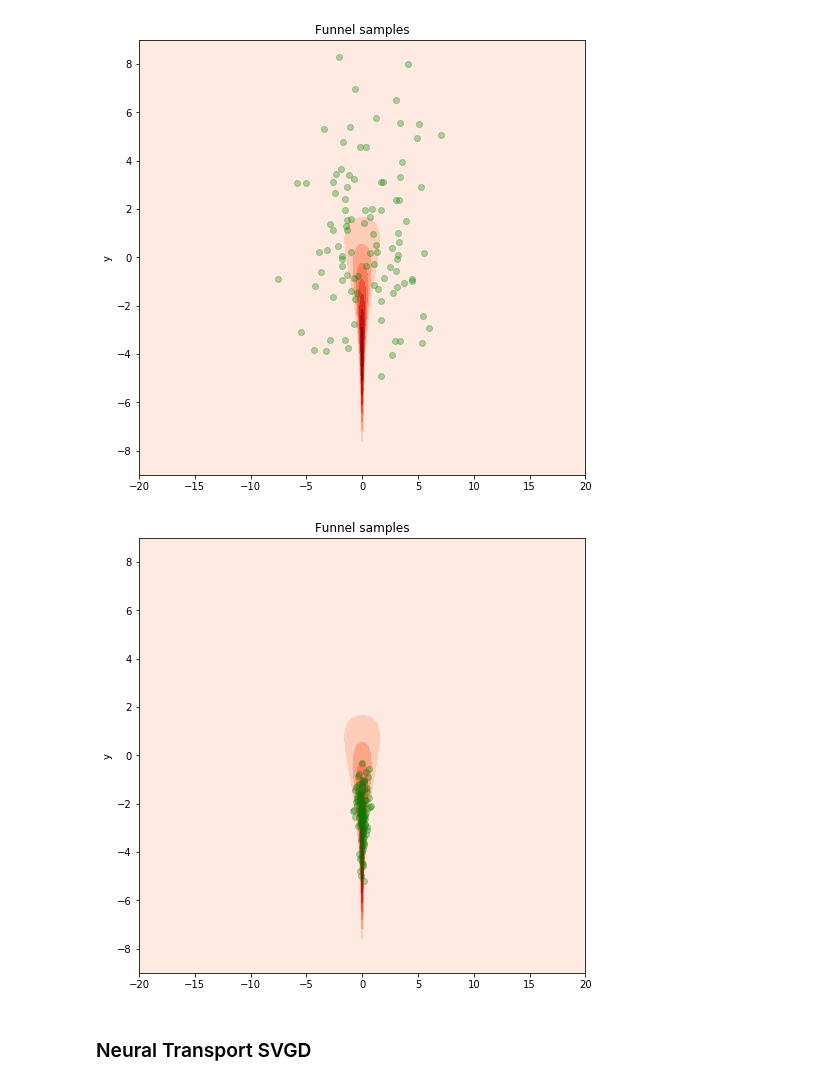
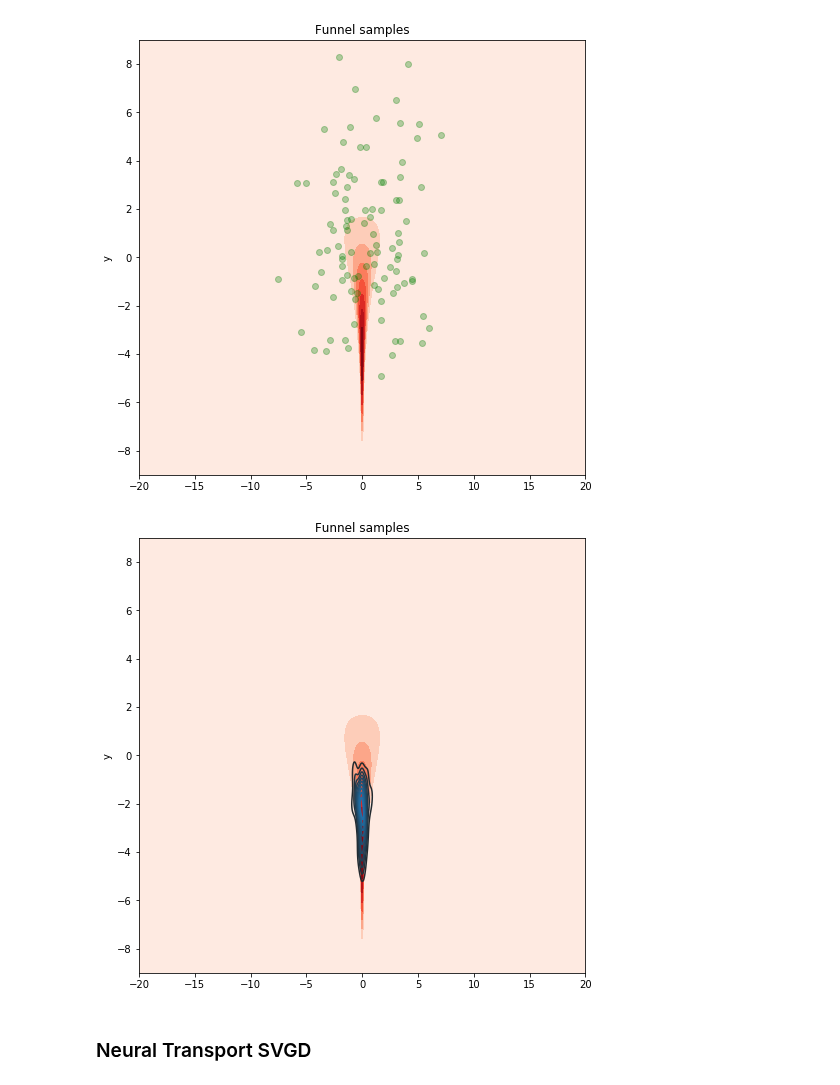
Before and after one commit to pyro-ppl/numpyro, a Jupyter notebook: examples/stein_vi/neutra.ipynb, the cells around one changed output. Saved outputs shown, nothing was run; the diff lists cells and outputs as text; code cells hidden in the pictures.

```diff
--- a/examples/stein_vi/neutra.ipynb
+++ b/examples/stein_vi/neutra.ipynb
@@ -164,11 +164,11 @@ svgd_state, loss = svgd.run(rng_key, 10000)
 # %%
 fig, ax = plt.subplots(1, 1, figsize=(8,8))
 ax.contourf(x,y,probs,cmap='Reds',)  # contour of funnel
-ax.plot(svgd.get_params(svgd_state)['auto_x'][:, 0], svgd.get_params(svgd_state)['auto_y'], "go", alpha=0.3)
+sns.kdeplot(svgd.get_params(svgd_state)['auto_x'][:, 0], svgd.get_params(svgd_state)['auto_y'], ax=ax)
 ax.set(xlim=(-20, 20), ylim=(-9, 9), ylabel='y', title='Funnel samples')
 plt.show()
 # %% [output]
-[figure, old version]
+[figure, new version]
 # %% [markdown]
 ### Neural Transport SVGD
 # %%
```
Also changed, not shown: parts of 4 cells of this notebook.
